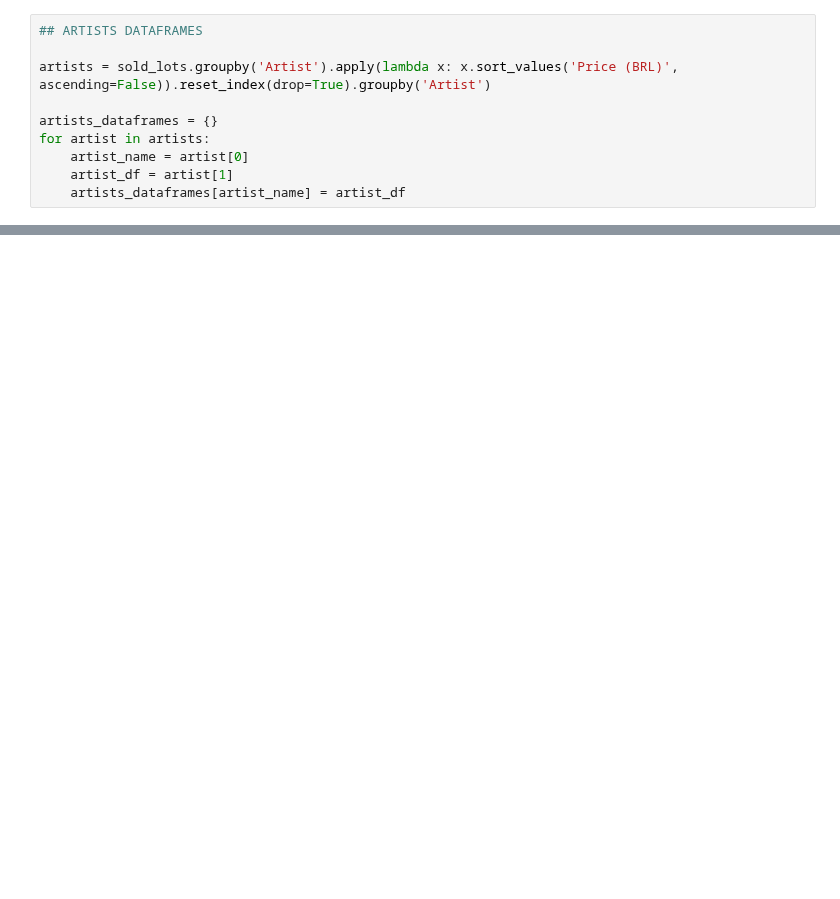
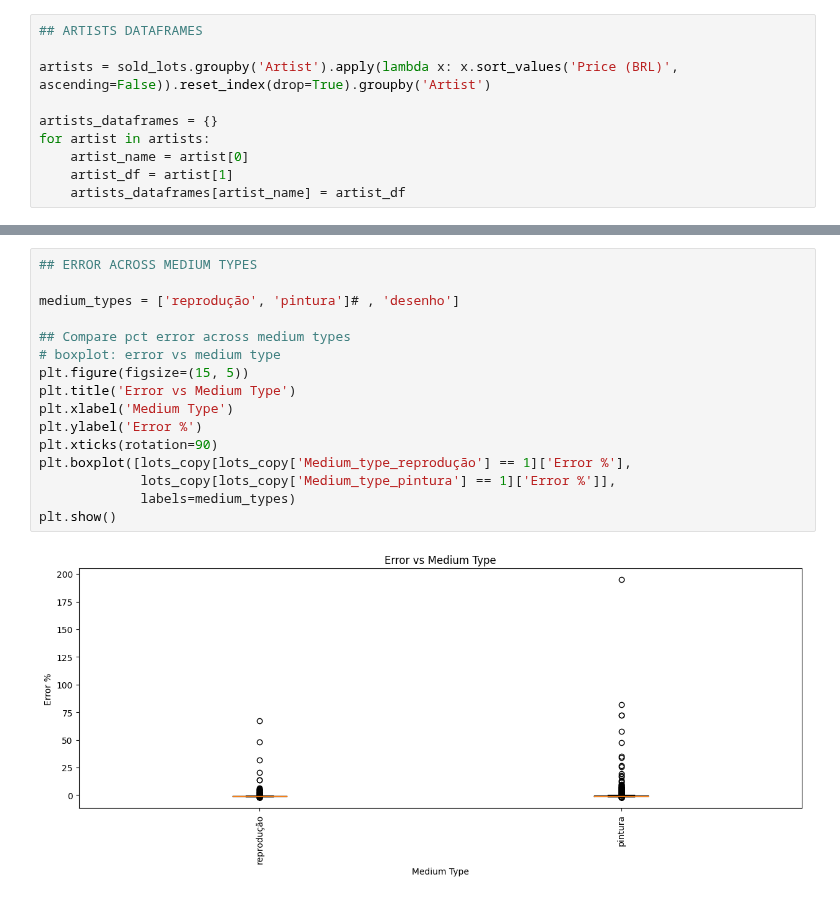
Before and after one commit to cryptogazzetta/Arte, a Jupyter notebook: analysis/catalogo_das_artes.ipynb, the cells around one changed output, grey strips where cells are left out. Drawn from its saved outputs; the diff is of its cells as text; blank space fills up the shorter version.

```diff
--- a/analysis/catalogo_das_artes.ipynb
+++ b/analysis/catalogo_das_artes.ipynb
@@ -193,0 +220,18 @@ plt.show()
+# %%
+## ERROR ACROSS MEDIUM TYPES
+
+medium_types = ['reprodução', 'pintura']# , 'desenho']
+
+## Compare pct error across medium types
+# boxplot: error vs medium type
+plt.figure(figsize=(15, 5))
+plt.title('Error vs Medium Type')
+plt.xlabel('Medium Type')
+plt.ylabel('Error %')
+plt.xticks(rotation=90)
+plt.boxplot([lots_copy[lots_copy['Medium_type_reprodução'] == 1]['Error %'],
+             lots_copy[lots_copy['Medium_type_pintura'] == 1]['Error %']],
+             labels=medium_types)
+plt.show()
+# %% [output]
+[figure, added]
```
Also changed, not shown: parts of 14 cells of this notebook, 8 other files.
